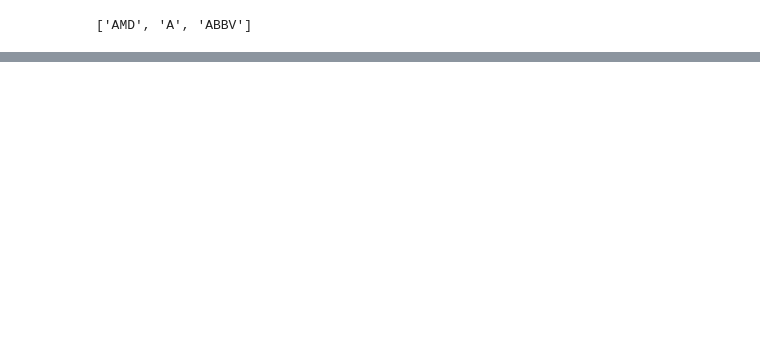
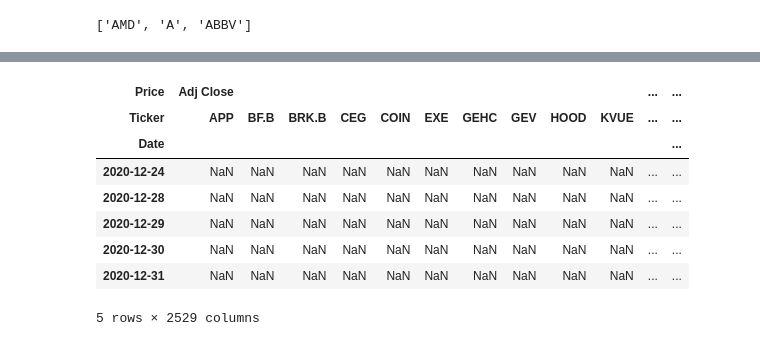
Before and after one commit to ZohairKanani/StockAnalysis, a Jupyter notebook: notebook/Untitled.ipynb, the cells around one changed output, grey strips where cells are left out. Saved outputs shown, nothing was run; the diff lists cells and outputs as text; code cells hidden in the pictures; blank space fills up the shorter version.

```diff
--- a/notebook/Untitled.ipynb
+++ b/notebook/Untitled.ipynb
@@ -200,7 +186,7 @@ def sp500_stockprice(period='1y', interval='1d'):
 
     # Downloading data for each stock from yahoo finance.
     # Retrieves multi column dataframe with open,close,min,max,volume at first level and ticker labels at second level
-    data = yf.download(tickers, period=period, interval=interval, threads=True)
+    data = yf.download(tickers, start='2020-01-01' , interval=interval, threads=True)
 
     return data
 
@@ -224,6 +210,6 @@ def mom_returns(stocks_df, lookback, lag, num_of_stocks):
     print('Go Long on ', long_pos)
     print('Go Short on ', short_pos)
 # %%
-data = sp500_stockprice()
-mom_returns(data, 126, 21, 10)
+sp500 = sp500_stockprice()
+mom_returns(sp500, 126, 21, 10)
 # %% [output]
@@ -238,0 +360,12 @@ Go Short on  ['PAYC', 'SMCI', 'GDDY', 'COIN', 'CHTR', 'TTD', 'FISV', 'BF.B', 'BR
+# %%
+sp500.tail()
+# %% [output]
+| Price | Adj Close |  |  |  |  |  |  |  |  |  | ... | ... |
+| Ticker | APP | BF.B | BRK.B | CEG | COIN | EXE | GEHC | GEV | HOOD | KVUE | ... | ... |
+| Date |  |  |  |  |  |  |  |  |  |  |  | ... |
+| 2020-12-24 | NaN | NaN | NaN | NaN | NaN | NaN | NaN | NaN | NaN | NaN | ... | ... |
+| 2020-12-28 | NaN | NaN | NaN | NaN | NaN | NaN | NaN | NaN | NaN | NaN | ... | ... |
+| 2020-12-29 | NaN | NaN | NaN | NaN | NaN | NaN | NaN | NaN | NaN | NaN | ... | ... |
+| 2020-12-30 | NaN | NaN | NaN | NaN | NaN | NaN | NaN | NaN | NaN | NaN | ... | ... |
+| 2020-12-31 | NaN | NaN | NaN | NaN | NaN | NaN | NaN | NaN | NaN | NaN | ... | ... |
+5 rows × 2529 columns
```
Also changed, not shown: parts of 15 cells of this notebook, 7 other files.
